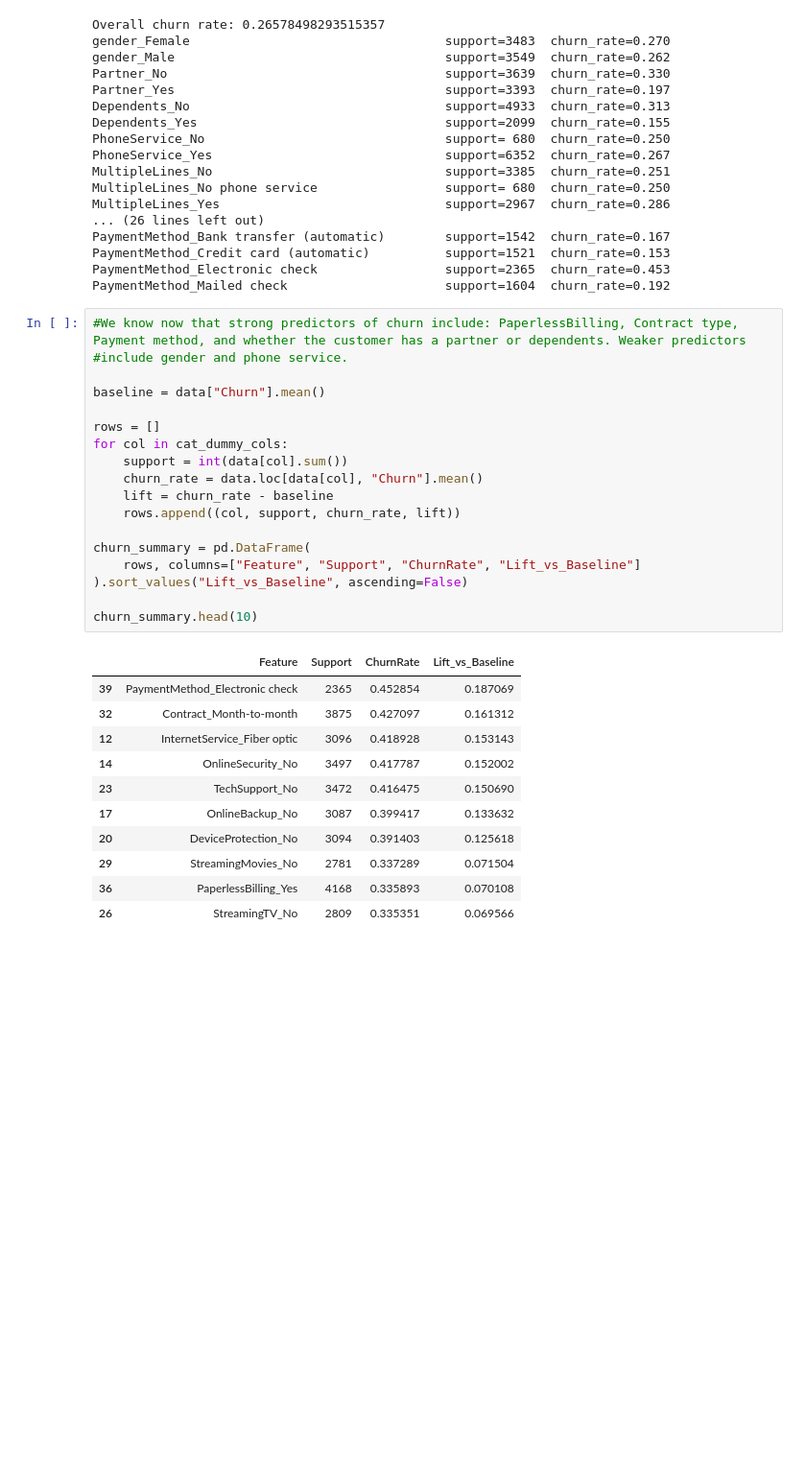
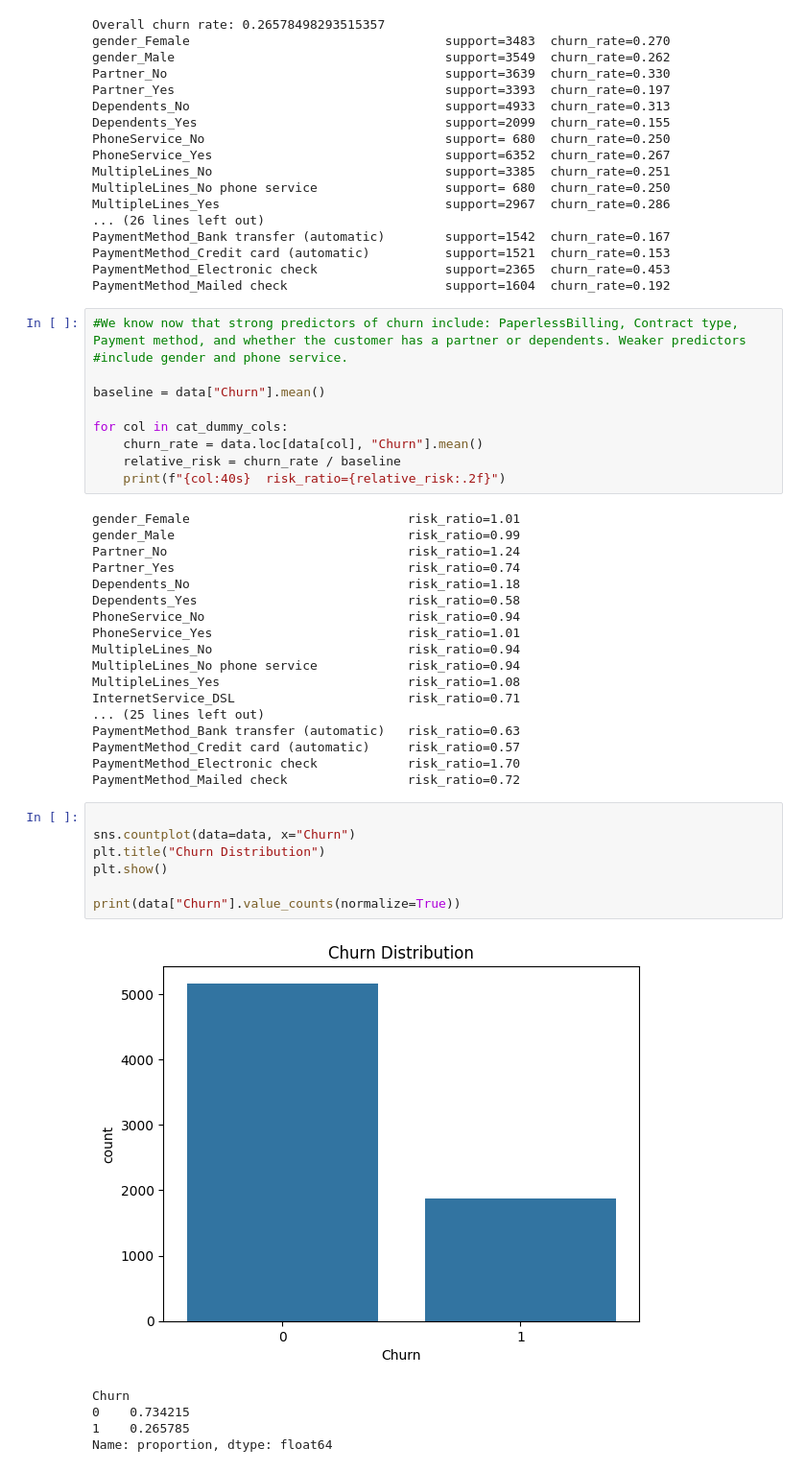
Before and after one commit to Kush-S-Patel/Telco-Customer-Churn-Predictor, a Jupyter notebook: notebooks/01-eda.ipynb, the cells around one changed output. Shown at 96% size. Cells and saved outputs as stored; diff of their text form; blank space fills up the shorter version.

```diff
--- a/notebooks/01-eda.ipynb
+++ b/notebooks/01-eda.ipynb
@@ -119,27 +119,38 @@ PaymentMethod_Mailed check                     support=1604  churn_rate=0.192
 
 baseline = data["Churn"].mean()
 
-rows = []
 for col in cat_dummy_cols:
-    support = int(data[col].sum())
     churn_rate = data.loc[data[col], "Churn"].mean()
-    lift = churn_rate - baseline
-    rows.append((col, support, churn_rate, lift))
-
-churn_summary = pd.DataFrame(
-    rows, columns=["Feature", "Support", "ChurnRate", "Lift_vs_Baseline"]
-).sort_values("Lift_vs_Baseline", ascending=False)
-
-churn_summary.head(10)
+    relative_risk = churn_rate / baseline
+    print(f"{col:40s}  risk_ratio={relative_risk:.2f}")
 # %% [output]
-|  | Feature | Support | ChurnRate | Lift_vs_Baseline |
-| 39 | PaymentMethod_Electronic check | 2365 | 0.452854 | 0.187069 |
-| 32 | Contract_Month-to-month | 3875 | 0.427097 | 0.161312 |
-| 12 | InternetService_Fiber optic | 3096 | 0.418928 | 0.153143 |
-| 14 | OnlineSecurity_No | 3497 | 0.417787 | 0.152002 |
-| 23 | TechSupport_No | 3472 | 0.416475 | 0.150690 |
-| 17 | OnlineBackup_No | 3087 | 0.399417 | 0.133632 |
-| 20 | DeviceProtection_No | 3094 | 0.391403 | 0.125618 |
-| 29 | StreamingMovies_No | 2781 | 0.337289 | 0.071504 |
-| 36 | PaperlessBilling_Yes | 4168 | 0.335893 | 0.070108 |
-| 26 | StreamingTV_No | 2809 | 0.335351 | 0.069566 |
+gender_Female                             risk_ratio=1.01
+gender_Male                               risk_ratio=0.99
+Partner_No                                risk_ratio=1.24
+Partner_Yes                               risk_ratio=0.74
+Dependents_No                             risk_ratio=1.18
+Dependents_Yes                            risk_ratio=0.58
+PhoneService_No                           risk_ratio=0.94
+PhoneService_Yes                          risk_ratio=1.01
+MultipleLines_No                          risk_ratio=0.94
+MultipleLines_No phone service            risk_ratio=0.94
+MultipleLines_Yes                         risk_ratio=1.08
+InternetService_DSL                       risk_ratio=0.71
+... (25 lines left out)
+PaymentMethod_Bank transfer (automatic)   risk_ratio=0.63
+PaymentMethod_Credit card (automatic)     risk_ratio=0.57
+PaymentMethod_Electronic check            risk_ratio=1.70
+PaymentMethod_Mailed check                risk_ratio=0.72
+# %%
+
+sns.countplot(data=data, x="Churn")
+plt.title("Churn Distribution")
+plt.show()
+
+print(data["Churn"].value_counts(normalize=True))
+# %% [output]
+[figure, added]
+Churn
+0    0.734215
+1    0.265785
+Name: proportion, dtype: float64
```
Also changed, not shown: parts of 11 cells of this notebook, 11 other files.
